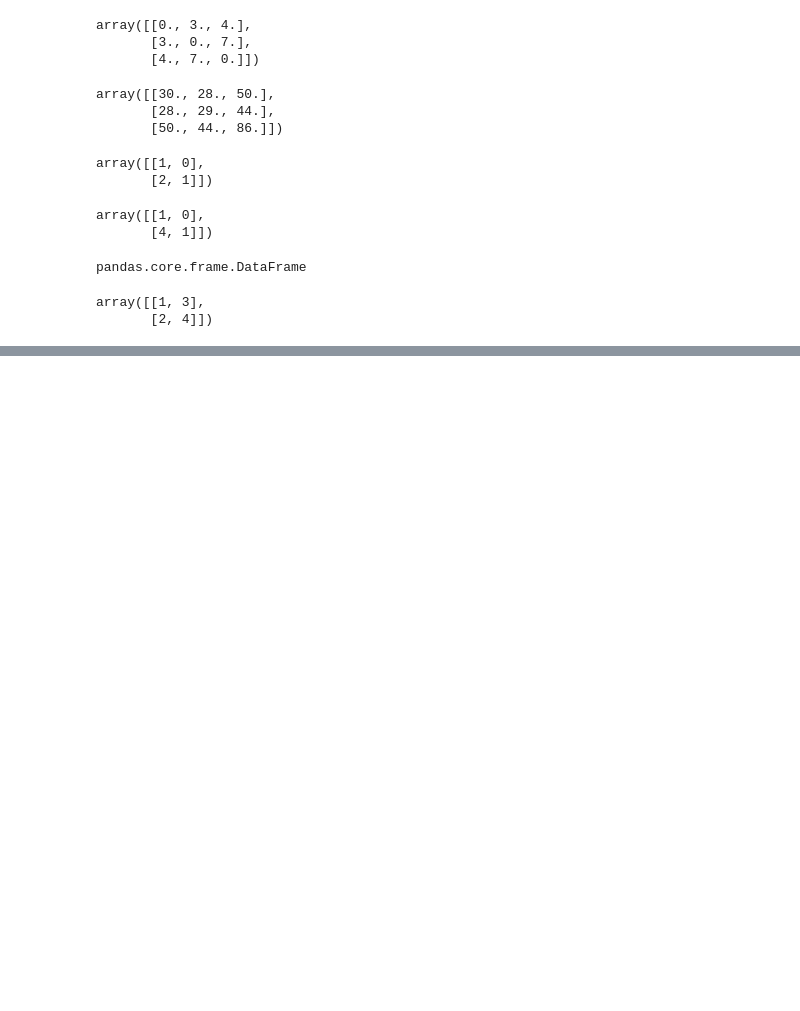
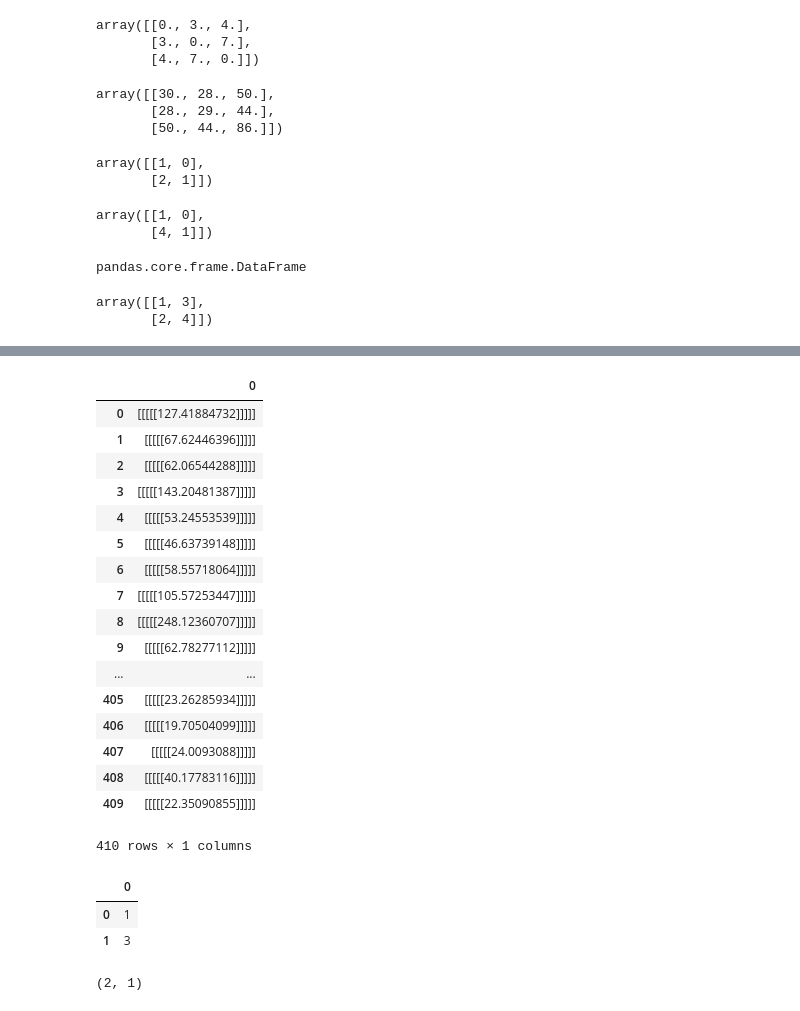
Before and after one commit to muksiddheswar/Hybrid-Recommender-System, a Jupyter notebook: test_nb_3.ipynb, the cells around one changed output, grey strips where cells are left out. Saved outputs shown, nothing was run; the diff lists cells and outputs as text; code cells hidden in the pictures; blank space fills up the shorter version.

```diff
--- a/test_nb_3.ipynb
+++ b/test_nb_3.ipynb
@@ -279,0 +667,32 @@ array([[1, 3],
+# %%
+df1
+# %% [output]
+|  | 0 |
+| 0 | [[[[[127.41884732]]]]] |
+| 1 | [[[[[67.62446396]]]]] |
+| 2 | [[[[[62.06544288]]]]] |
+| 3 | [[[[[143.20481387]]]]] |
+| 4 | [[[[[53.24553539]]]]] |
+| 5 | [[[[[46.63739148]]]]] |
+| 6 | [[[[[58.55718064]]]]] |
+| 7 | [[[[[105.57253447]]]]] |
+| 8 | [[[[[248.12360707]]]]] |
+| 9 | [[[[[62.78277112]]]]] |
+| ... | ... |
+| 405 | [[[[[23.26285934]]]]] |
+| 406 | [[[[[19.70504099]]]]] |
+| 407 | [[[[[24.0093088]]]]] |
+| 408 | [[[[[40.17783116]]]]] |
+| 409 | [[[[[22.35090855]]]]] |
+410 rows × 1 columns
+# %%
+a = np.matrix('1 ; 3 ')
+pd.DataFrame(a)
+# %% [output]
+|  | 0 |
+| 0 | 1 |
+| 1 | 3 |
+# %%
+a.shape
+# %% [output]
+(2, 1)
```
Also changed, not shown: parts of 34 cells of this notebook, 8 other files.
